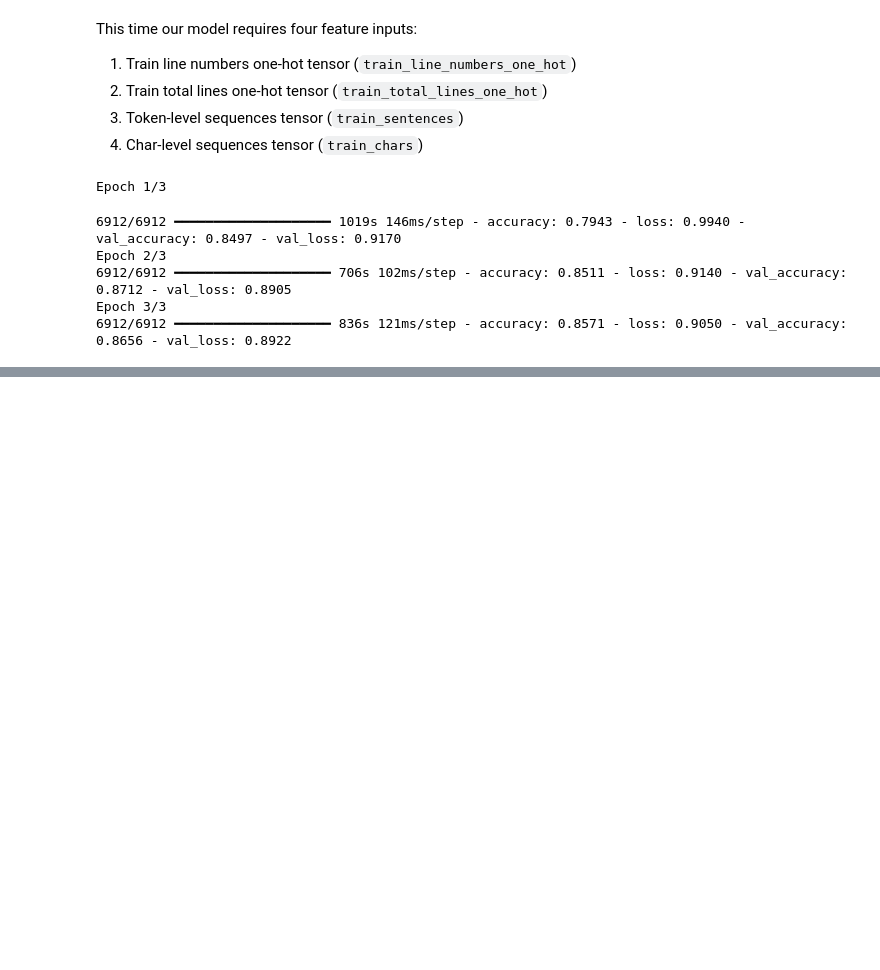
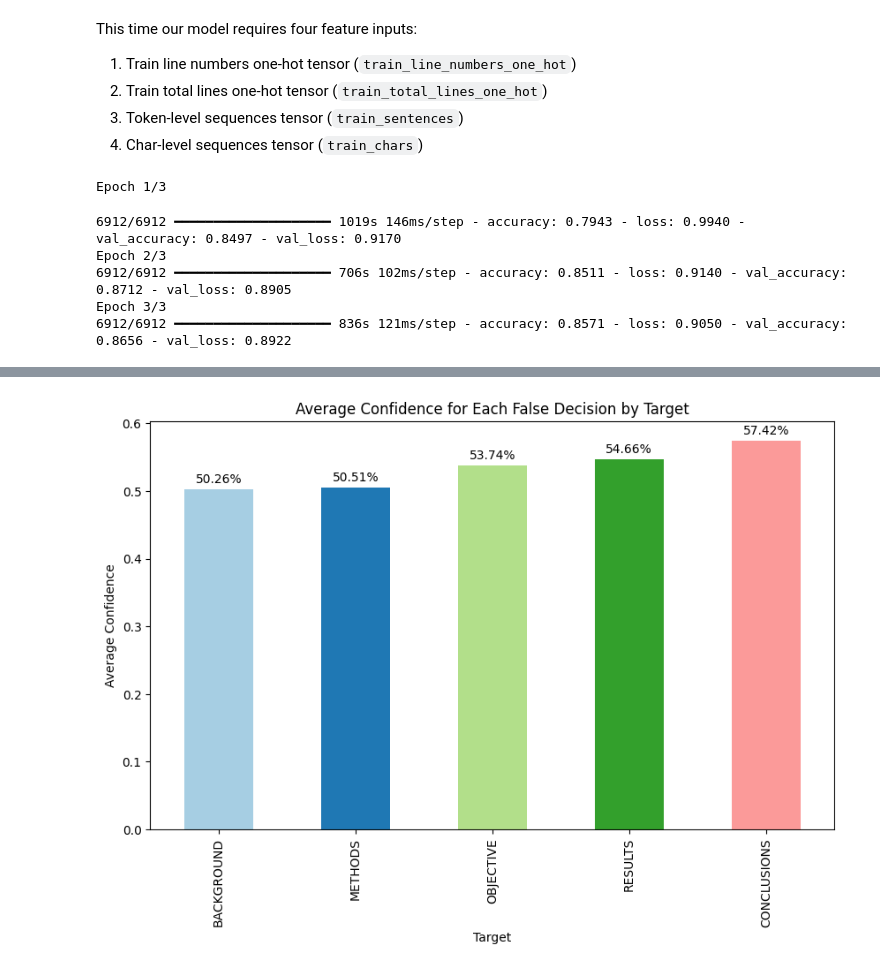
Before and after one commit to davydantoniuk/skimlit-nlp-project, a Jupyter notebook: skimlit.ipynb, the cells around one changed output, grey strips where cells are left out. Saved outputs shown, nothing was run; the diff lists cells and outputs as text; code cells hidden in the pictures; blank space fills up the shorter version.

```diff
--- a/skimlit.ipynb
+++ b/skimlit.ipynb
@@ -339,0 +448,22 @@ Epoch 3/3
+# %%
+import matplotlib.pyplot as plt
+
+# Calculate the average confidence for each false decision for target
+false_predictions = test_df[~test_df["correct"]]
+avg_confidence_per_target = false_predictions.groupby("target")["pred_prob"].mean()
+
+# Sort the average confidence in ascending order
+avg_confidence_per_target = avg_confidence_per_target.sort_values()
+
+# Plot the average confidence for each false decision for target
+ax = avg_confidence_per_target.plot(kind='bar', figsize=(10, 6), color=plt.cm.Paired(range(len(avg_confidence_per_target))), title="Average Confidence for Each False Decision by Target")
+plt.xlabel("Target")
+plt.ylabel("Average Confidence")
+
+# Add percentages on top of the bars
+for p in ax.patches:
+    ax.annotate(f'{p.get_height():.2%}', (p.get_x() + p.get_width() / 2., p.get_height()), ha='center', va='center', xytext=(0, 8), textcoords='offset points')
+
+plt.show()
+# %% [output]
+[figure, added]
```
Also changed, not shown: parts of 12 cells of this notebook.
